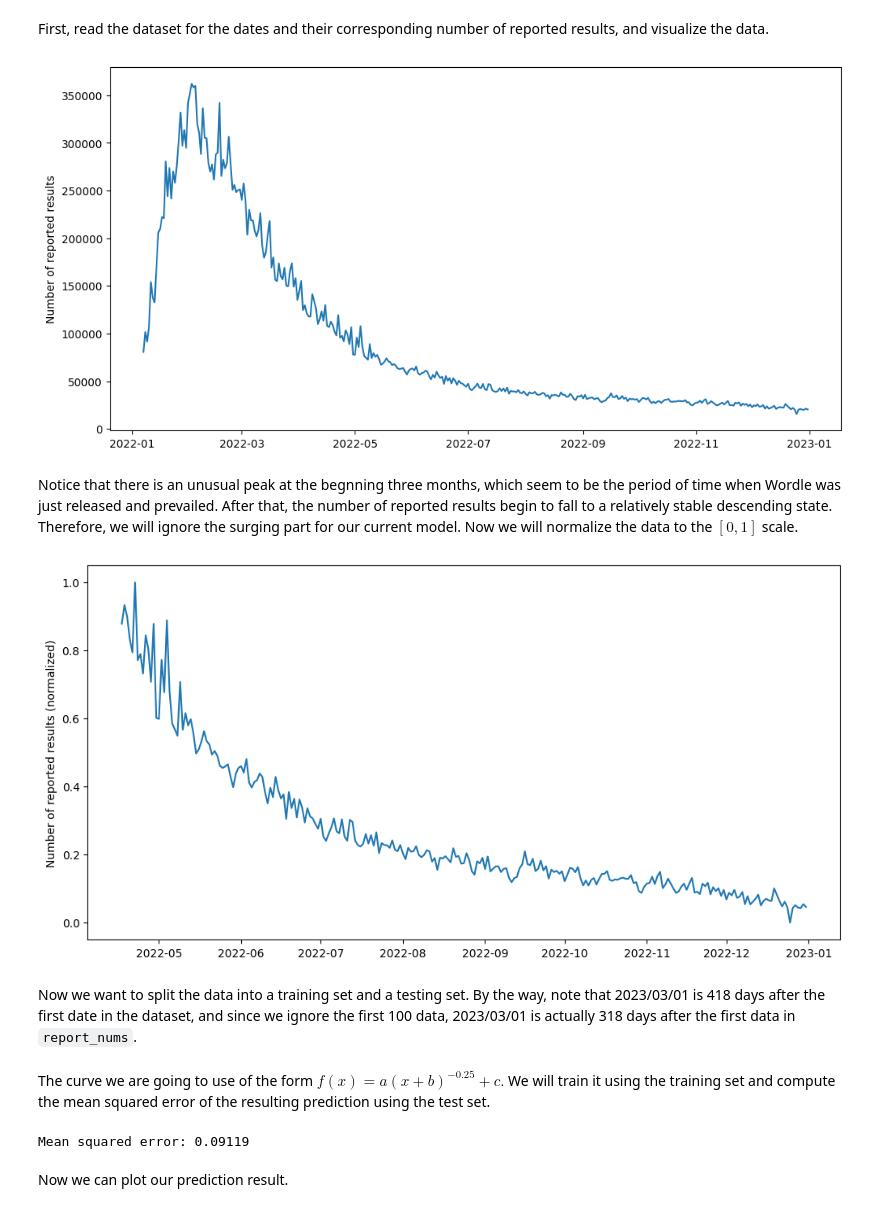
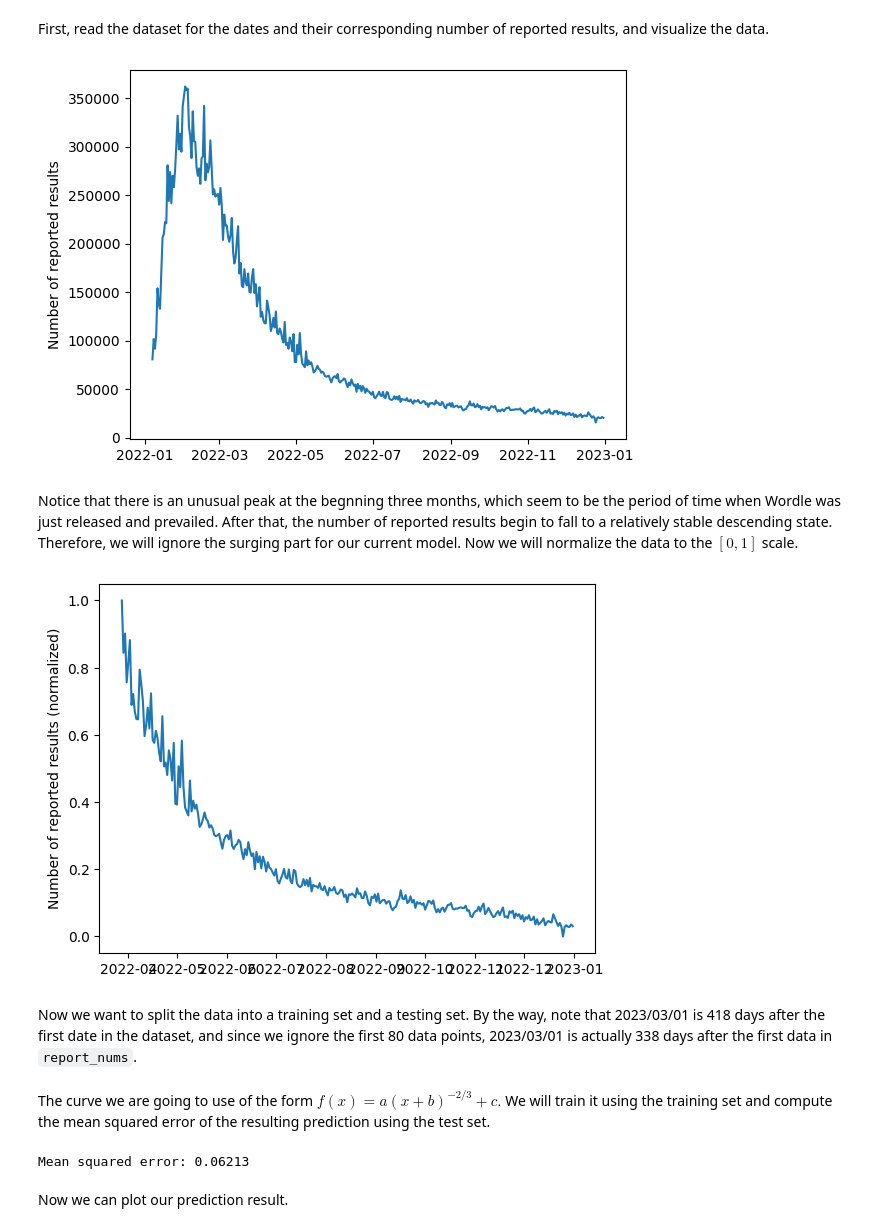
Before and after one commit to Charlie-XIAO/MCM23-Wordle-ML, a Jupyter notebook: src/Q1-1.ipynb, the cells around one changed output. Drawn from its saved outputs; the diff is of its cells as text; code cells hidden in the pictures.

```diff
--- a/src/Q1-1.ipynb
+++ b/src/Q1-1.ipynb
@@ -12,24 +12,22 @@ First, read the dataset for the dates and their corresponding number of reported
 # %%
 df = pd.read_excel("./dataset/wordle_data.xlsx", index_col=0, usecols="A,D")
 df = df.sort_index()
-plt.figure(figsize=(12, 6))
 plt.plot(df)
 plt.ylabel("Number of reported results")
 plt.show()
 # %% [output]
-[figure, old version]
+[figure, new version]
 # %% [markdown]
 Notice that there is an unusual peak at the begnning three months, which seem to be the period of time when Wordle was just released and prevailed. After that, the number of reported results begin to fall to a relatively stable descending state. Therefore, we will ignore the surging part for our current model. Now we will normalize the data to the $[0,1]$ scale.
 # %%
-report_nums = df[100:]
+report_nums = df[80:]
 orimin, orimax = report_nums["result_num"].min(), report_nums["result_num"].max()
 report_nums = (report_nums - orimin) / (orimax - orimin)
-plt.figure(figsize=(12, 6))
 plt.plot(report_nums)
 plt.ylabel("Number of reported results (normalized)")
 plt.show()
 # %% [output]
-[figure, old version]
+[figure, new version]
 # %% [markdown]
-Now we want to split the data into a training set and a testing set. By the way, note that 2023/03/01 is 418 days after the first date in the dataset, and since we ignore the first 100 data, 2023/03/01 is actually 318 days after the first data in `report_nums`.
+Now we want to split the data into a training set and a testing set. By the way, note that 2023/03/01 is 418 days after the first date in the dataset, and since we ignore the first 80 data points, 2023/03/01 is actually 338 days after the first data in `report_nums`.
 # %%
@@ -39,14 +37,14 @@ train_report_nums = report_nums.to_numpy()[:-31].reshape(-1)
 test_date_indices = np.array(range(report_nums.size - 31, report_nums.size))
 test_report_nums = report_nums.to_numpy()[-31:].reshape(-1)
 # %% [markdown]
-The curve we are going to use of the form $f(x)=a(x+b)^{-0.25}+c.$ We will train it using the training set and compute the mean squared error of the resulting prediction using the test set.
+The curve we are going to use of the form $f(x)=a(x+b)^{-2/3}+c.$ We will train it using the training set and compute the mean squared error of the resulting prediction using the test set.
 # %%
-obj = lambda x, a, b, c: a * (x + b) ** (-0.25) + c
+obj = lambda x, a, b, c: a * (x + b) ** (-2/3) + c
 params, _ = curve_fit(obj, train_date_indices, train_report_nums)
 mse = np.linalg.norm(test_report_nums - obj(test_date_indices, *params))
 print("Mean squared error: {:.5f}".format(mse))
 # %% [output]
-Mean squared error: 0.09119
+Mean squared error: 0.06213
 # %% [markdown]
 Now we can plot our prediction result.
 # %%
```
Also changed, not shown: parts of 3 cells of this notebook, 4 other files.
